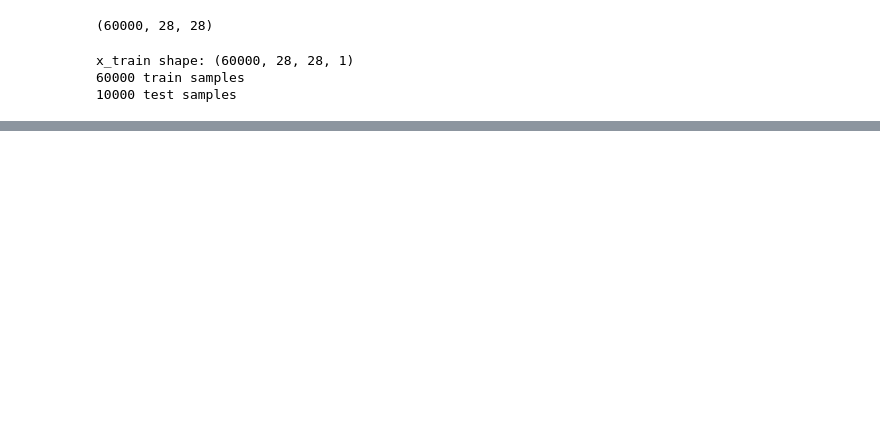
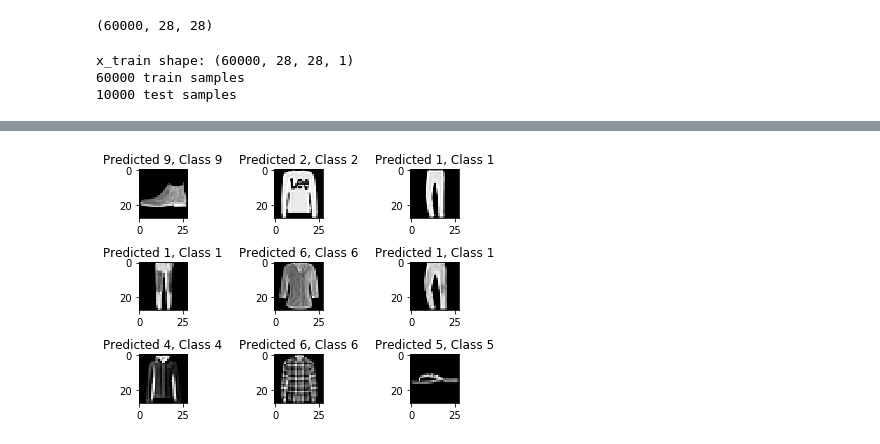
Before and after one commit to maksymx/terror_db, a Jupyter notebook: fashion/fashion.ipynb, the cells around one changed output, grey strips where cells are left out. Saved outputs shown, nothing was run; the diff lists cells and outputs as text; code cells hidden in the pictures; blank space fills up the shorter version.

```diff
--- a/fashion/fashion.ipynb
+++ b/fashion/fashion.ipynb
@@ -39,17 +37,17 @@ else:
     x_test = x_test.reshape(x_test.shape[0], img_rows, img_cols, 1)
     input_shape = (img_rows, img_cols, 1)
 
-x_train = x_train.astype('float32')
-x_test = x_test.astype('float32')
-x_train /= 255
-x_test /= 255
+X_train = x_train.astype('float32')
+X_test = x_test.astype('float32')
+X_train /= 255
+X_test /= 255
 print('x_train shape:', x_train.shape)
-print(x_train.shape[0], 'train samples')
-print(x_test.shape[0], 'test samples')
+print(X_train.shape[0], 'train samples')
+print(X_test.shape[0], 'test samples')
 
 # convert class vectors to binary class matrices
-y_train = keras.utils.to_categorical(y_train, num_classes)
-y_test = keras.utils.to_categorical(y_test, num_classes)
+Y_train = keras.utils.to_categorical(y_train, num_classes)
+Y_test = keras.utils.to_categorical(y_test, num_classes)
 # %% [output]
 x_train shape: (60000, 28, 28, 1)
 60000 train samples
@@ -129,0 +154,9 @@ history = pd.read_csv(history_path, delimiter=';')
+# %%
+import numpy as np
+
+#get the predictions for the test data
+predicted_classes = model.predict_classes(X_test)
+
+#get the indices to be plotted
+correct = np.nonzero(predicted_classes == y_test)[0]
+incorrect = np.nonzero(predicted_classes != y_test)[0]
@@ -129,0 +184,8 @@ history = pd.read_csv(history_path, delimiter=';')
+# %%
+for i, correct in enumerate(correct[:9]):
+    plt.subplot(3, 3, i + 1)
+    plt.imshow(X_test[correct].reshape(28, 28), cmap='gray', interpolation='none')
+    plt.title("Predicted {}, Class {}".format(predicted_classes[correct], y_test[correct]))
+    plt.tight_layout()
+# %% [output]
+[figure, added]
```
Also changed, not shown: parts of 12 cells of this notebook.
